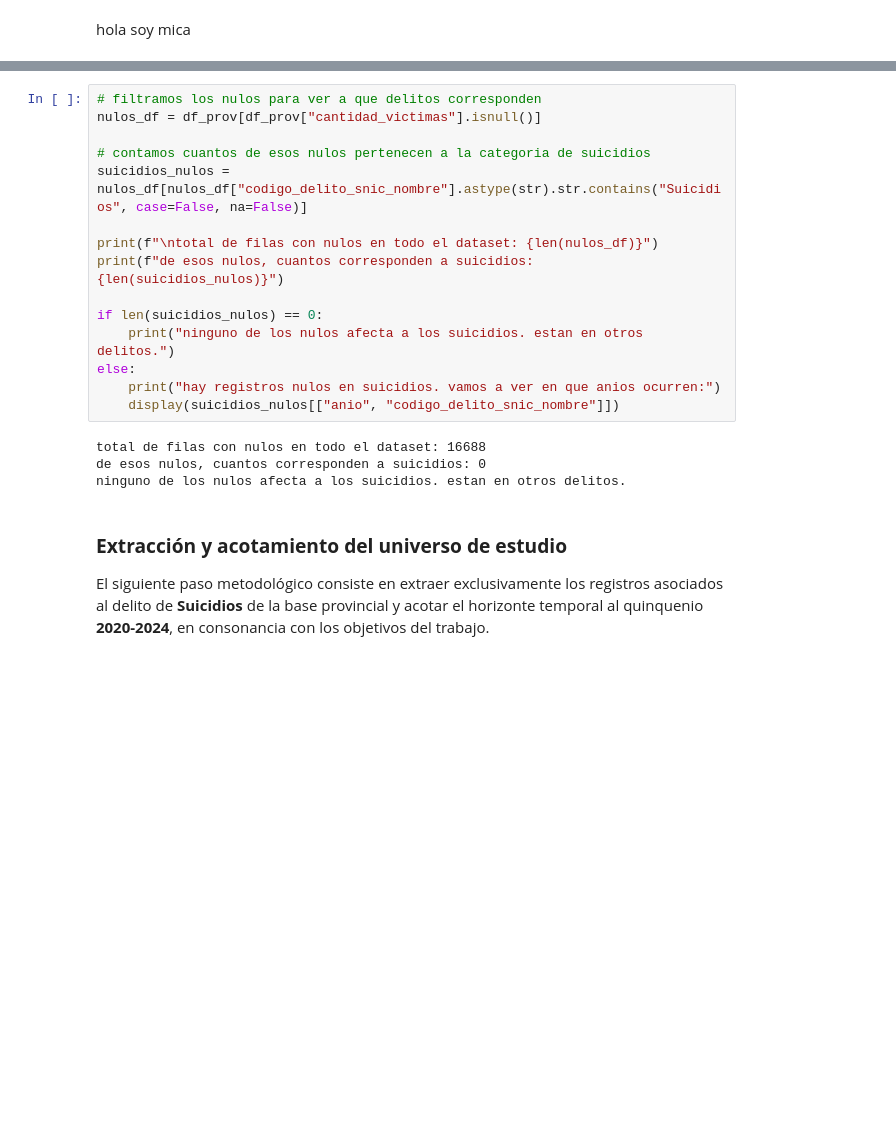
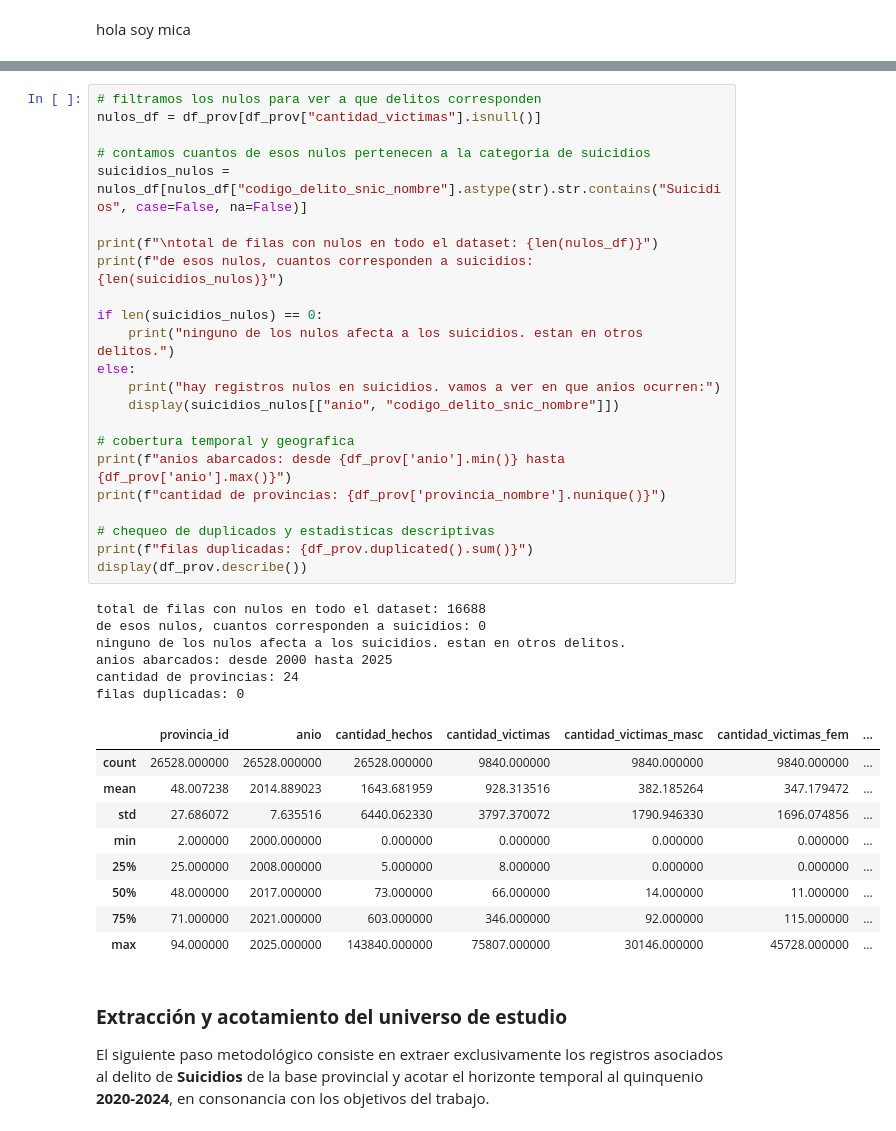
Before and after one commit to fce-laboratoriotp/tp-labo, a Jupyter notebook: notebook_prueba.ipynb, the cells around one changed output, grey strips where cells are left out. Cells and saved outputs as stored; diff of their text form; blank space fills up the shorter version.

Commit message:
completar analisis exploratorio y metadatos de la base provincial (head, tail, dtypes, nulos, duplicados y describe)

```diff
--- a/notebook_prueba.ipynb
+++ b/notebook_prueba.ipynb
@@ -64,22 +71,42 @@ dtype: int64
 # %%
 # filtramos los nulos para ver a que delitos corresponden
 nulos_df = df_prov[df_prov["cantidad_victimas"].isnull()]
 
 # contamos cuantos de esos nulos pertenecen a la categoria de suicidios
 suicidios_nulos = nulos_df[nulos_df["codigo_delito_snic_nombre"].astype(str).str.contains("Suicidios", case=False, na=False)]
 
 print(f"\ntotal de filas con nulos en todo el dataset: {len(nulos_df)}")
 print(f"de esos nulos, cuantos corresponden a suicidios: {len(suicidios_nulos)}")
 
 if len(suicidios_nulos) == 0:
     print("ninguno de los nulos afecta a los suicidios. estan en otros delitos.")
 else:
     print("hay registros nulos en suicidios. vamos a ver en que anios ocurren:")
     display(suicidios_nulos[["anio", "codigo_delito_snic_nombre"]])
+
+# cobertura temporal y geografica
+print(f"anios abarcados: desde {df_prov['anio'].min()} hasta {df_prov['anio'].max()}")
+print(f"cantidad de provincias: {df_prov['provincia_nombre'].nunique()}")
+
+# chequeo de duplicados y estadisticas descriptivas
+print(f"filas duplicadas: {df_prov.duplicated().sum()}")
+display(df_prov.describe())
 # %% [output]
 total de filas con nulos en todo el dataset: 16688
 de esos nulos, cuantos corresponden a suicidios: 0
 ninguno de los nulos afecta a los suicidios. estan en otros delitos.
+anios abarcados: desde 2000 hasta 2025
+cantidad de provincias: 24
+filas duplicadas: 0
+|  | provincia_id | anio | cantidad_hechos | cantidad_victimas | cantidad_victimas_masc | cantidad_victimas_fem | ... |
+| count | 26528.000000 | 26528.000000 | 26528.000000 | 9840.000000 | 9840.000000 | 9840.000000 | ... |
+| mean | 48.007238 | 2014.889023 | 1643.681959 | 928.313516 | 382.185264 | 347.179472 | ... |
+| std | 27.686072 | 7.635516 | 6440.062330 | 3797.370072 | 1790.946330 | 1696.074856 | ... |
+| min | 2.000000 | 2000.000000 | 0.000000 | 0.000000 | 0.000000 | 0.000000 | ... |
+| 25% | 25.000000 | 2008.000000 | 5.000000 | 8.000000 | 0.000000 | 0.000000 | ... |
+| 50% | 48.000000 | 2017.000000 | 73.000000 | 66.000000 | 14.000000 | 11.000000 | ... |
+| 75% | 71.000000 | 2021.000000 | 603.000000 | 346.000000 | 92.000000 | 115.000000 | ... |
+| max | 94.000000 | 2025.000000 | 143840.000000 | 75807.000000 | 30146.000000 | 45728.000000 | ... |
 # %% [markdown]
 ### **Extracción y acotamiento del universo de estudio**
 
```
Also changed, not shown: parts of 5 cells of this notebook.
